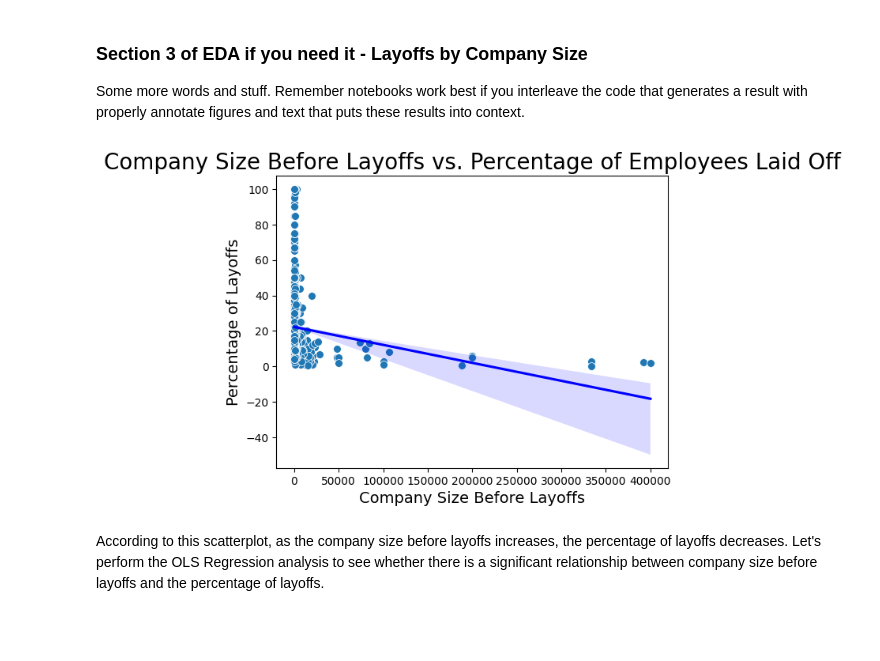
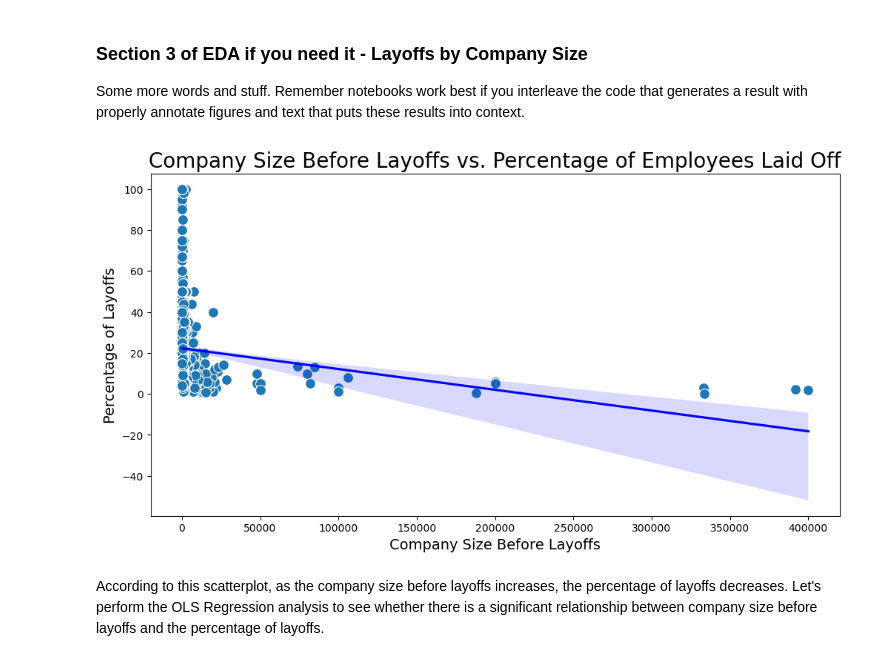
Before and after one commit to COGS108/Group019_WI24, a Jupyter notebook: EDACheckpoint_Group019_WI24.ipynb, the cells around one changed output. Drawn from its saved outputs; the diff is of its cells as text; code cells hidden in the pictures; blank space fills up the shorter version.

```diff
--- a/EDACheckpoint_Group019_WI24.ipynb
+++ b/EDACheckpoint_Group019_WI24.ipynb
@@ -94,6 +86,7 @@ df['Money_Raised_in_$_mil'].dtypes
 dtype('O')
 # %%
 df['Funding'] = df['Money_Raised_in_$_mil'].apply(lambda s: np.float64(s[1:]))
+df['Money_Raised_in_$_mil'] = df['Money_Raised_in_$_mil'].apply(lambda s: np.float64(s[1:]))
 df['Funding'].head()
 # %% [output]
 0     1700.0
@@ -241,17 +234,18 @@ With a p-value of 0.144, we are able to conclude that there is not sufficient ev
 Some more words and stuff.  Remember notebooks work best if you interleave the code that generates a result with properly annotate figures and text that puts these results into context.
 # %%
 # Plotting scatterplot comparing Company_Size_before_Layoffs and Percentage laid off
-sns.scatterplot(x='Company_Size_before_Layoffs', y='Percentage', data=df, s=50);
+plt.figure(figsize=(12,6))
+sns.scatterplot(x='Company_Size_before_Layoffs', y='Percentage', data=df, s=100)
 
 # Plotting line of best fit
 sns.regplot(x='Company_Size_before_Layoffs', y='Percentage', data=df, scatter=False, color='blue')
 
 plt.title('Company Size Before Layoffs vs. Percentage of Employees Laid Off', fontsize=20)
 plt.xlabel('Company Size Before Layoffs', fontsize=14)
 plt.ylabel('Percentage of Layoffs', fontsize=14)
 plt.show()
 # %% [output]
-[figure, old version]
+[figure, new version]
 # %% [markdown]
 According to this scatterplot, as the company size before layoffs increases, the percentage of layoffs decreases. Let's perform the OLS Regression analysis to see whether there is a significant relationship between company size before layoffs and the percentage of layoffs.
 # %%
```
Also changed, not shown: parts of 27 cells of this notebook.
